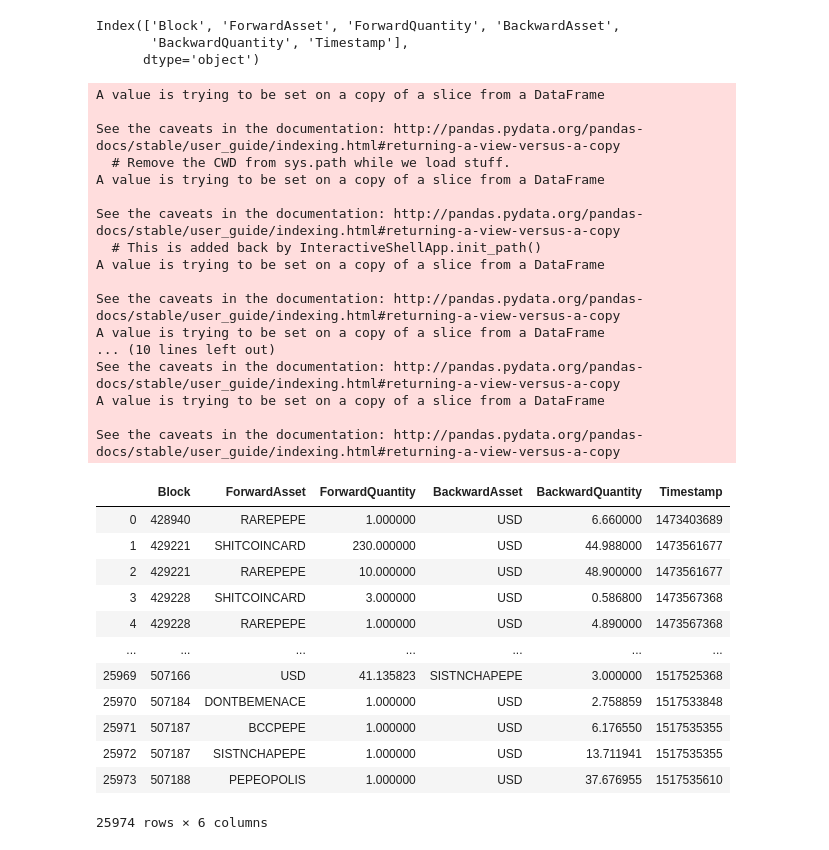
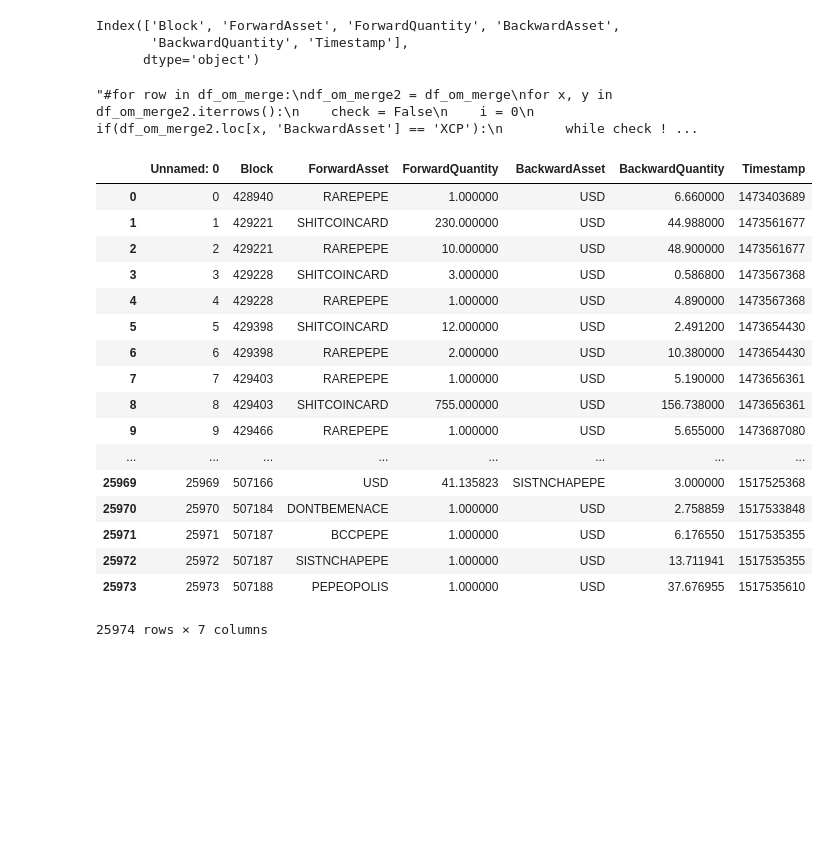
Before and after one commit to CameronLofy/rarepepes, a Jupyter notebook: rarepepes.ipynb, the cells around one changed output. Drawn from its saved outputs; the diff is of its cells as text; code cells hidden in the pictures; blank space fills up the shorter version.

```diff
--- a/rarepepes.ipynb
+++ b/rarepepes.ipynb
@@ -107,7 +132,7 @@ Index(['Block', 'ForwardAsset', 'ForwardQuantity', 'BackwardAsset',
        'BackwardQuantity', 'Timestamp'],
       dtype='object')
 # %%
-#for row in df_om_merge:
+'''#for row in df_om_merge:
 df_om_merge2 = df_om_merge
 for x, y in df_om_merge2.iterrows():
     check = False
@@ -120,8 +145,8 @@ for x, y in df_om_merge2.iterrows():
                 df_om_merge2.BackwardAsset[x] = 'USD'
             i=i+1
         i=0
-    check = False
-    if(df_om_merge2.loc[x, 'ForwardAsset'] == 'XCP'):
+        check = False
+    elif (df_om_merge2.loc[x, 'ForwardAsset'] == 'XCP'):
         while check != True or i<519:
             if(df_om_merge2.loc[x, 'Timestamp'] < df_xp.loc[i, 'Timestamp'] and df_om_merge2.loc[x, 'Timestamp'] >= df_xp.loc[i+1, 'Timestamp']):
                 check = True
@@ -131,8 +156,8 @@ for x, y in df_om_merge2.iterrows():
         i=0
 
     # PEPECASH Conversion
-    check = False
-    if(df_om_merge2.loc[x, 'BackwardAsset'] == 'PEPECASH'):
+        check = False
+    elif (df_om_merge2.loc[x, 'BackwardAsset'] == 'PEPECASH'):
         while check != True or i<490:
             if(df_om_merge2.loc[x, 'Timestamp'] < df_pp.loc[i, 'Timestamp'] and df_om_merge2.loc[x, 'Timestamp'] >= df_pp.loc[i+1, 'Timestamp']):
                 check = True
@@ -140,8 +165,8 @@ for x, y in df_om_merge2.iterrows():
                 df_om_merge2.BackwardAsset[x] = 'USD'
             i=i+1
         i=0
-    check = False
-    if(df_om_merge2.loc[x, 'ForwardAsset'] == 'PEPECASH'):
+        check = False
+    else:#(df_om_merge2.loc[x, 'ForwardAsset'] == 'PEPECASH'):
         while check != True or i<490:
             if(df_om_merge2.loc[x, 'Timestamp'] < df_pp.loc[i, 'Timestamp'] and df_om_merge2.loc[x, 'Timestamp'] >= df_pp.loc[i+1, 'Timestamp']):
                 check = True
@@ -159,38 +184,29 @@ for x, y in df_om_merge2.iterrows():
                     #df_om_merge.BackwardAsset = 'USD'
 
 #print(df_om_merge.Timestamp)
+'''
 # %% [output]
-A value is trying to be set on a copy of a slice from a DataFrame
-
-See the caveats in the documentation: http://pandas.pydata.org/pandas-docs/stable/user_guide/indexing.html#returning-a-view-versus-a-copy
-  # Remove the CWD from sys.path while we load stuff.
-A value is trying to be set on a copy of a slice from a DataFrame
-
-See the caveats in the documentation: http://pandas.pydata.org/pandas-docs/stable/user_guide/indexing.html#returning-a-view-versus-a-copy
-  # This is added back by InteractiveShellApp.init_path()
-A value is trying to be set on a copy of a slice from a DataFrame
-
-See the caveats in the documentation: http://pandas.pydata.org/pandas-docs/stable/user_guide/indexing.html#returning-a-view-versus-a-copy
-A value is trying to be set on a copy of a slice from a DataFrame
-... (10 lines left out)
-See the caveats in the documentation: http://pandas.pydata.org/pandas-docs/stable/user_guide/indexing.html#returning-a-view-versus-a-copy
-A value is trying to be set on a copy of a slice from a DataFrame
-
-See the caveats in the documentation: http://pandas.pydata.org/pandas-docs/stable/user_guide/indexing.html#returning-a-view-versus-a-copy
+"#for row in df_om_merge:\ndf_om_merge2 = df_om_merge\nfor x, y in df_om_merge2.iterrows():\n    check = False\n    i = 0\n    if(df_om_merge2.loc[x, 'BackwardAsset'] == 'XCP'):\n        while check ! ...
 # %%
 # This dataset now has the USD equivalent of the XCP values and PEPECASH
+df_om_merge2 = pd.read_csv('ordermatches_USD.csv')
 df_om_merge2
 # %% [output]
-|  | Block | ForwardAsset | ForwardQuantity | BackwardAsset | BackwardQuantity | Timestamp |
-| 0 | 428940 | RAREPEPE | 1.000000 | USD | 6.660000 | 1473403689 |
-| 1 | 429221 | SHITCOINCARD | 230.000000 | USD | 44.988000 | 1473561677 |
-| 2 | 429221 | RAREPEPE | 10.000000 | USD | 48.900000 | 1473561677 |
-| 3 | 429228 | SHITCOINCARD | 3.000000 | USD | 0.586800 | 1473567368 |
-| 4 | 429228 | RAREPEPE | 1.000000 | USD | 4.890000 | 1473567368 |
-| ... | ... | ... | ... | ... | ... | ... |
-| 25969 | 507166 | USD | 41.135823 | SISTNCHAPEPE | 3.000000 | 1517525368 |
-| 25970 | 507184 | DONTBEMENACE | 1.000000 | USD | 2.758859 | 1517533848 |
-| 25971 | 507187 | BCCPEPE | 1.000000 | USD | 6.176550 | 1517535355 |
-| 25972 | 507187 | SISTNCHAPEPE | 1.000000 | USD | 13.711941 | 1517535355 |
-| 25973 | 507188 | PEPEOPOLIS | 1.000000 | USD | 37.676955 | 1517535610 |
+|  | Unnamed: 0 | Block | ForwardAsset | ForwardQuantity | BackwardAsset | BackwardQuantity | Timestamp |
+| 0 | 0 | 428940 | RAREPEPE | 1.000000 | USD | 6.660000 | 1473403689 |
+| 1 | 1 | 429221 | SHITCOINCARD | 230.000000 | USD | 44.988000 | 1473561677 |
+| 2 | 2 | 429221 | RAREPEPE | 10.000000 | USD | 48.900000 | 1473561677 |
+| 3 | 3 | 429228 | SHITCOINCARD | 3.000000 | USD | 0.586800 | 1473567368 |
+| 4 | 4 | 429228 | RAREPEPE | 1.000000 | USD | 4.890000 | 1473567368 |
+| 5 | 5 | 429398 | SHITCOINCARD | 12.000000 | USD | 2.491200 | 1473654430 |
+| 6 | 6 | 429398 | RAREPEPE | 2.000000 | USD | 10.380000 | 1473654430 |
+| 7 | 7 | 429403 | RAREPEPE | 1.000000 | USD | 5.190000 | 1473656361 |
+| 8 | 8 | 429403 | SHITCOINCARD | 755.000000 | USD | 156.738000 | 1473656361 |
+| 9 | 9 | 429466 | RAREPEPE | 1.000000 | USD | 5.655000 | 1473687080 |
+| ... | ... | ... | ... | ... | ... | ... | ... |
+| 25969 | 25969 | 507166 | USD | 41.135823 | SISTNCHAPEPE | 3.000000 | 1517525368 |
+| 25970 | 25970 | 507184 | DONTBEMENACE | 1.000000 | USD | 2.758859 | 1517533848 |
+| 25971 | 25971 | 507187 | BCCPEPE | 1.000000 | USD | 6.176550 | 1517535355 |
+| 25972 | 25972 | 507187 | SISTNCHAPEPE | 1.000000 | USD | 13.711941 | 1517535355 |
+| 25973 | 25973 | 507188 | PEPEOPOLIS | 1.000000 | USD | 37.676955 | 1517535610 |
-25974 rows × 6 columns
+25974 rows × 7 columns
```
Also changed, not shown: parts of 14 cells of this notebook, 1 other file.
